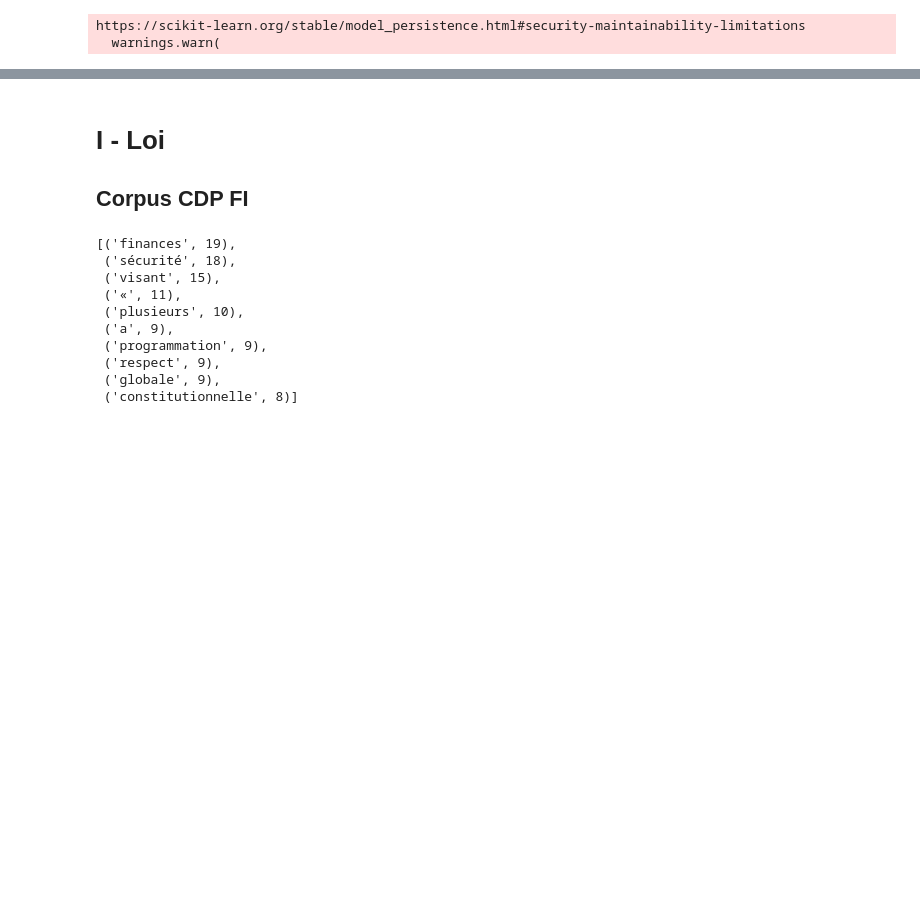
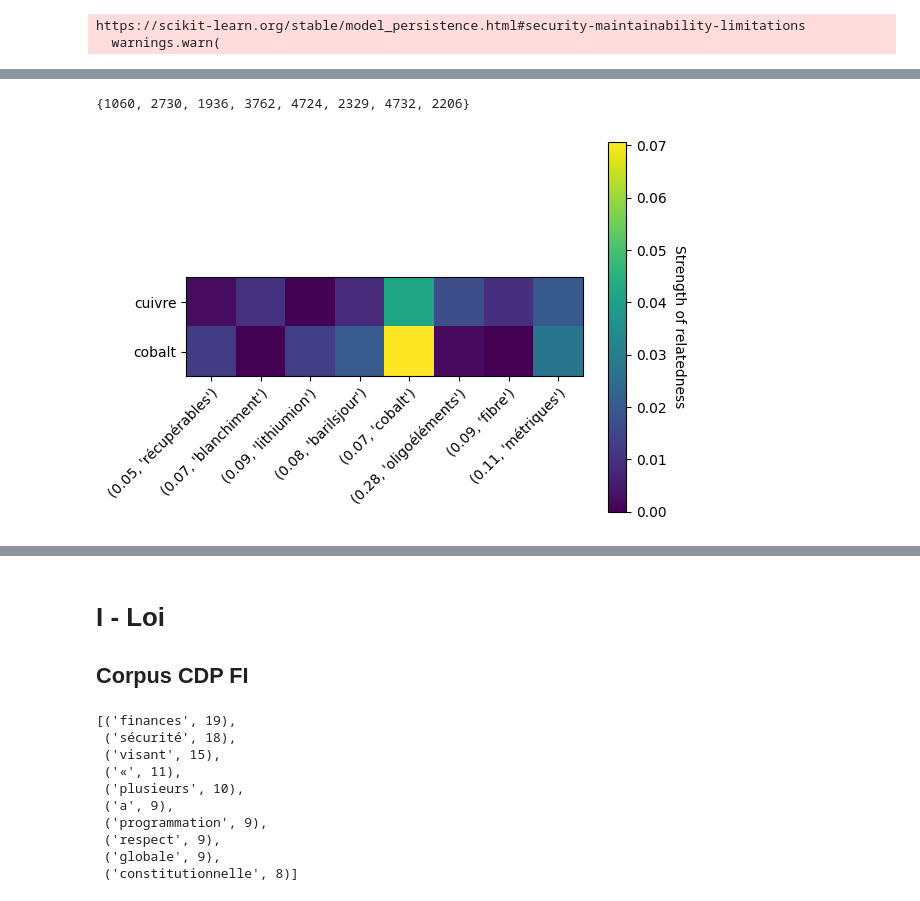
Before and after one commit to SINr-Embeddings/sinr, a Jupyter notebook: HackatalNotebook.ipynb, the cells around one changed output, grey strips where cells are left out. Saved outputs shown, nothing was run; the diff lists cells and outputs as text; code cells hidden in the pictures; blank space fills up the shorter version.

```diff
--- a/HackatalNotebook.ipynb
+++ b/HackatalNotebook.ipynb
@@ -11,0 +24,5 @@ https://scikit-learn.org/stable/model_persistence.html#security-maintainability-
+# %%
+sinr_viz.compare_descriptors(["cuivre", "cobalt"])
+# %% [output]
+{1060, 2730, 1936, 3762, 4724, 2329, 4732, 2206}
+[figure, added]
```
Also changed, not shown: parts of 4 cells of this notebook.
